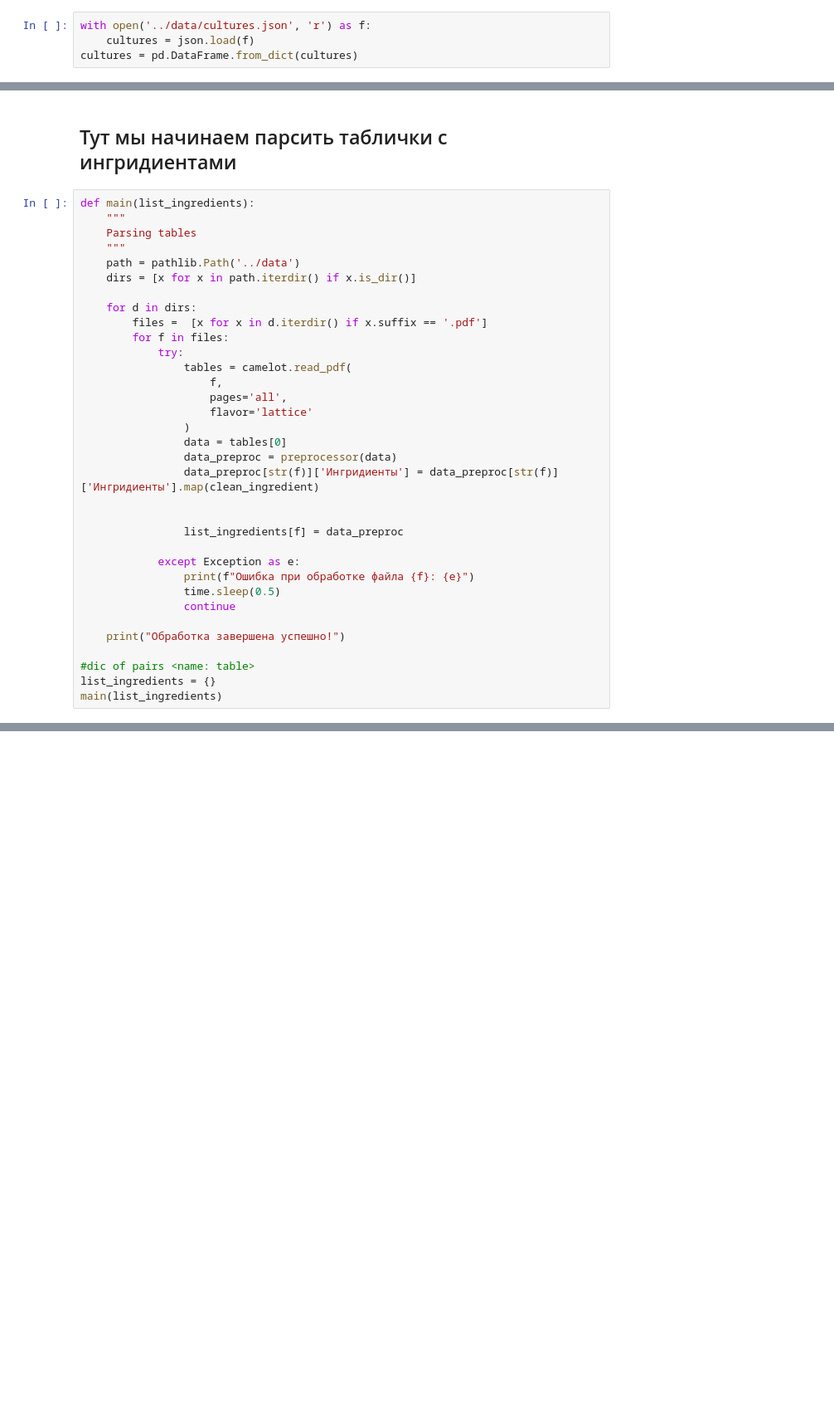
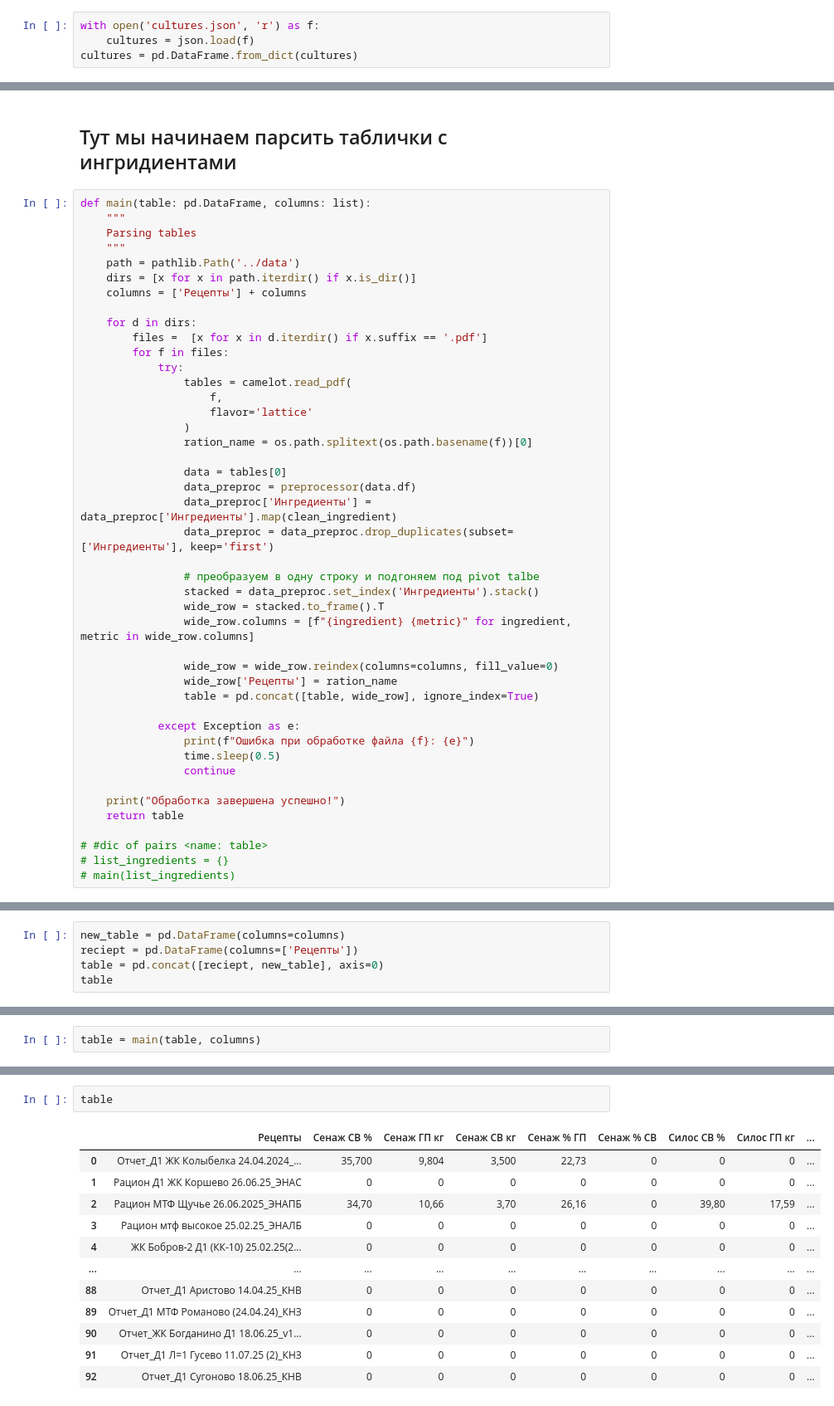
Before and after one commit to Sosylka19/EcoNiva-Cows, a Jupyter notebook: src/tables.ipynb, the cells around one changed output, grey strips where cells are left out. Shown: that part at 83% size. Drawn from its saved outputs; the diff is of its cells as text; blank space fills up the shorter version.

```diff
--- a/src/tables.ipynb
+++ b/src/tables.ipynb
@@ -82,7 +88,7 @@ def clean_ingredient(s: str) -> str:
 # %% [markdown]
 ## Наши культуры и ингридиенты
 # %%
-with open('../data/cultures.json', 'r') as f:
+with open('cultures.json', 'r') as f:
     cultures = json.load(f)
 cultures = pd.DataFrame.from_dict(cultures)
 # %%
@@ -99,12 +107,13 @@ cultures.head()
 # %% [markdown]
 ## Тут мы начинаем парсить таблички с ингридиентами
 # %%
-def main(list_ingredients):
+def main(table: pd.DataFrame, columns: list):
     """
     Parsing tables
     """
     path = pathlib.Path('../data')
     dirs = [x for x in path.iterdir() if x.is_dir()]
+    columns = ['Рецепты'] + columns
 
     for d in dirs:
         files =  [x for x in d.iterdir() if x.suffix == '.pdf']
@@ -112,15 +121,23 @@ def main(list_ingredients):
             try:
                 tables = camelot.read_pdf(
                     f,
-                    pages='all',
                     flavor='lattice'
                 )
+                ration_name = os.path.splitext(os.path.basename(f))[0]
+
                 data = tables[0]
-                data_preproc = preprocessor(data)
-                data_preproc[str(f)]['Ингридиенты'] = data_preproc[str(f)]['Ингридиенты'].map(clean_ingredient)
+                data_preproc = preprocessor(data.df)
+                data_preproc['Ингредиенты'] = data_preproc['Ингредиенты'].map(clean_ingredient)
+                data_preproc = data_preproc.drop_duplicates(subset=['Ингредиенты'], keep='first')
 
+                # преобразуем в одну строку и подгоняем под pivot talbe
+                stacked = data_preproc.set_index('Ингредиенты').stack()
+                wide_row = stacked.to_frame().T
+                wide_row.columns = [f"{ingredient} {metric}" for ingredient, metric in wide_row.columns]
 
-                list_ingredients[f] = data_preproc
+                wide_row = wide_row.reindex(columns=columns, fill_value=0)
+                wide_row['Рецепты'] = ration_name
+                table = pd.concat([table, wide_row], ignore_index=True)
 
             except Exception as e:
                 print(f"Ошибка при обработке файла {f}: {e}")
@@ -128,7 +145,8 @@ def main(list_ingredients):
                 continue
 
     print("Обработка завершена успешно!")
+    return table
 
-#dic of pairs <name: table>
-list_ingredients = {}
-main(list_ingredients)
+# #dic of pairs <name: table>
+# list_ingredients = {}
+# main(list_ingredients)
@@ -151,0 +175,5 @@ data
+# %%
+new_table = pd.DataFrame(columns=columns)
+reciept = pd.DataFrame(columns=['Рецепты'])
+table = pd.concat([reciept, new_table], axis=0)
+table
@@ -151,0 +183,2 @@ data
+# %%
+table = main(table, columns)
@@ -151,0 +188,15 @@ data
+# %%
+table
+# %% [output]
+|  | Рецепты | Сенаж СВ % | Сенаж ГП кг | Сенаж СВ кг | Сенаж % ГП | Сенаж % СВ | Силос СВ % | Силос ГП кг | ... |
+| 0 | Отчет_Д1 ЖК Колыбелка 24.04.2024_... | 35,700 | 9,804 | 3,500 | 22,73 | 0 | 0 | 0 | ... |
+| 1 | Рацион Д1 ЖК Коршево 26.06.25_ЭНАС | 0 | 0 | 0 | 0 | 0 | 0 | 0 | ... |
+| 2 | Рацион МТФ Щучье 26.06.2025_ЭНАПБ | 34,70 | 10,66 | 3,70 | 26,16 | 0 | 39,80 | 17,59 | ... |
+| 3 | Рацион мтф высокое 25.02.25_ЭНАЛБ | 0 | 0 | 0 | 0 | 0 | 0 | 0 | ... |
+| 4 | ЖК Бобров-2 Д1 (КК-10) 25.02.25(2... | 0 | 0 | 0 | 0 | 0 | 0 | 0 | ... |
+| ... | ... | ... | ... | ... | ... | ... | ... | ... | ... |
+| 88 | Отчет_Д1 Аристово 14.04.25_КНВ | 0 | 0 | 0 | 0 | 0 | 0 | 0 | ... |
+| 89 | Отчет_Д1 МТФ Романово (24.04.24)_КНЗ | 0 | 0 | 0 | 0 | 0 | 0 | 0 | ... |
+| 90 | Отчет_ЖК Богданино Д1 18.06.25_v1... | 0 | 0 | 0 | 0 | 0 | 0 | 0 | ... |
+| 91 | Отчет_Д1 Л=1 Гусево 11.07.25 (2)_КНЗ | 0 | 0 | 0 | 0 | 0 | 0 | 0 | ... |
+| 92 | Отчет_Д1 Сугоново 18.06.25_КНВ | 0 | 0 | 0 | 0 | 0 | 0 | 0 | ... |
```
Also changed, not shown: parts of 13 cells of this notebook, 11 other files.
